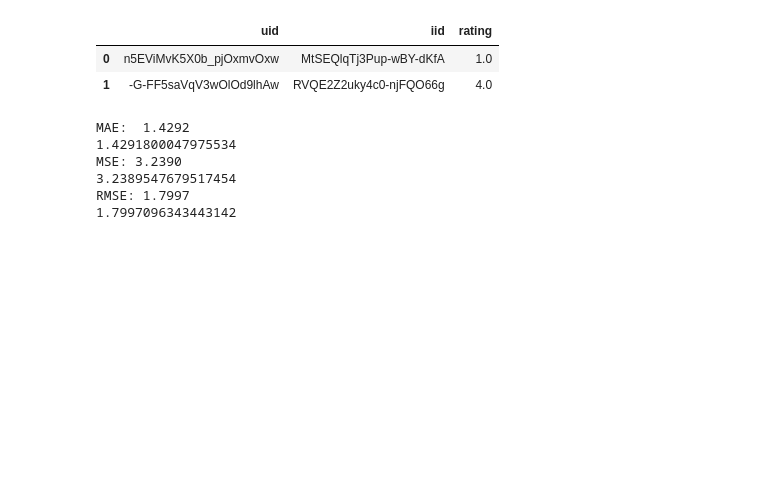
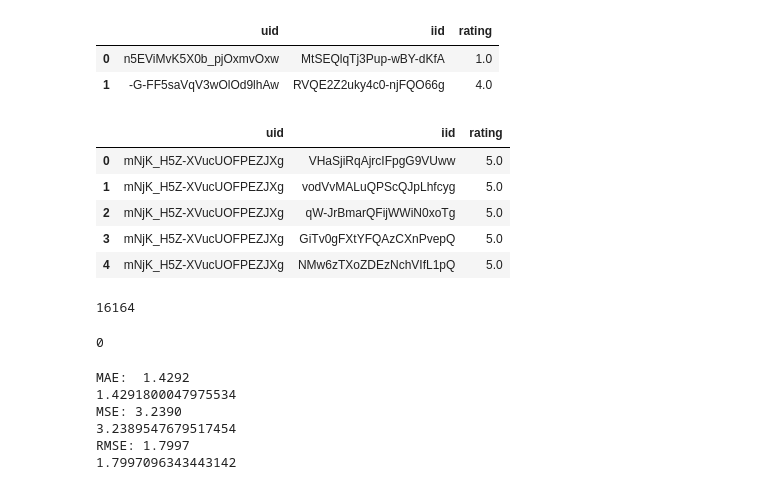
Before and after one commit to unclebrod/YelpRecommender, a Jupyter notebook: workbook.ipynb, the cells around one changed output. Cells and saved outputs as stored; diff of their text form; code cells hidden in the pictures; blank space fills up the shorter version.

```diff
--- a/workbook.ipynb
+++ b/workbook.ipynb
@@ -642,6 +642,14 @@ trainset_df.head(2)
 |  | uid | iid | rating |
 | 0 | 0.0 | 0.0 | 5.0 |
 | 1 | 0.0 | 346.0 | 5.0 |
+# %%
+def inner_to_raw_iid(row):
+    output = trainset.to_raw_iid(row['iid'])
+    return output
+# %%
+def inner_to_raw_uid(row):
+    output = trainset.to_raw_uid(row['uid'])
+    return output
 # %%
 testset_df = pd.DataFrame(columns=['uid', 'iid', 'rating'])
 i = 0
@@ -654,6 +662,29 @@ testset_df.head(2)
 |  | uid | iid | rating |
 | 0 | n5EViMvK5X0b_pjOxmvOxw | MtSEQlqTj3Pup-wBY-dKfA | 1.0 |
 | 1 | -G-FF5saVqV3wOlOd9lhAw | RVQE2Z2uky4c0-njFQO66g | 4.0 |
+# %%
+trainset_df['iid'] = trainset_df.apply(inner_to_raw_iid, axis=1)
+# %%
+trainset_df['uid'] = trainset_df.apply(inner_to_raw_uid, axis=1)
+# %%
+trainset_df.head()
+# %% [output]
+|  | uid | iid | rating |
+| 0 | mNjK_H5Z-XVucUOFPEZJXg | VHaSjiRqAjrcIFpgG9VUww | 5.0 |
+| 1 | mNjK_H5Z-XVucUOFPEZJXg | vodVvMALuQPScQJpLhfcyg | 5.0 |
+| 2 | mNjK_H5Z-XVucUOFPEZJXg | qW-JrBmarQFijWWiN0xoTg | 5.0 |
+| 3 | mNjK_H5Z-XVucUOFPEZJXg | GiTv0gFXtYFQAzCXnPvepQ | 5.0 |
+| 4 | mNjK_H5Z-XVucUOFPEZJXg | NMw6zTXoZDEzNchVIfL1pQ | 5.0 |
+# %%
+# Number of users that are in train and not test
+len(np.setdiff1d(testset_df['uid'].unique(), trainset_df['uid'].unique()))
+# %% [output]
+16164
+# %%
+# Number of restaurants that are in train and not test
+len(np.setdiff1d(testset_df['iid'].unique(), trainset_df['iid'].unique()))
+# %% [output]
+0
 # %%
 # Random ratings based on distribution of the training set
 normal_predictor = NormalPredictor()
```
Also changed, not shown: parts of 12 cells of this notebook.
